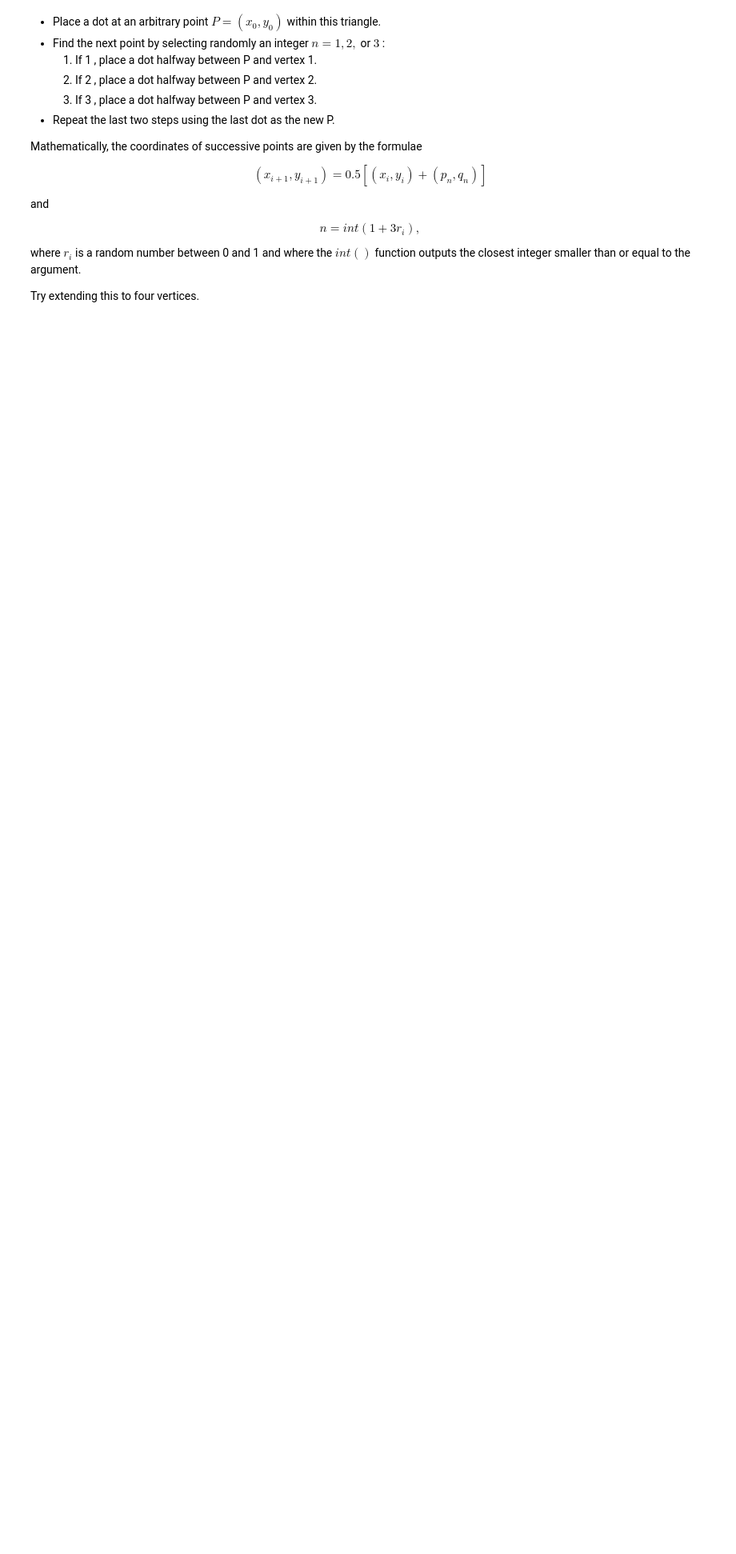
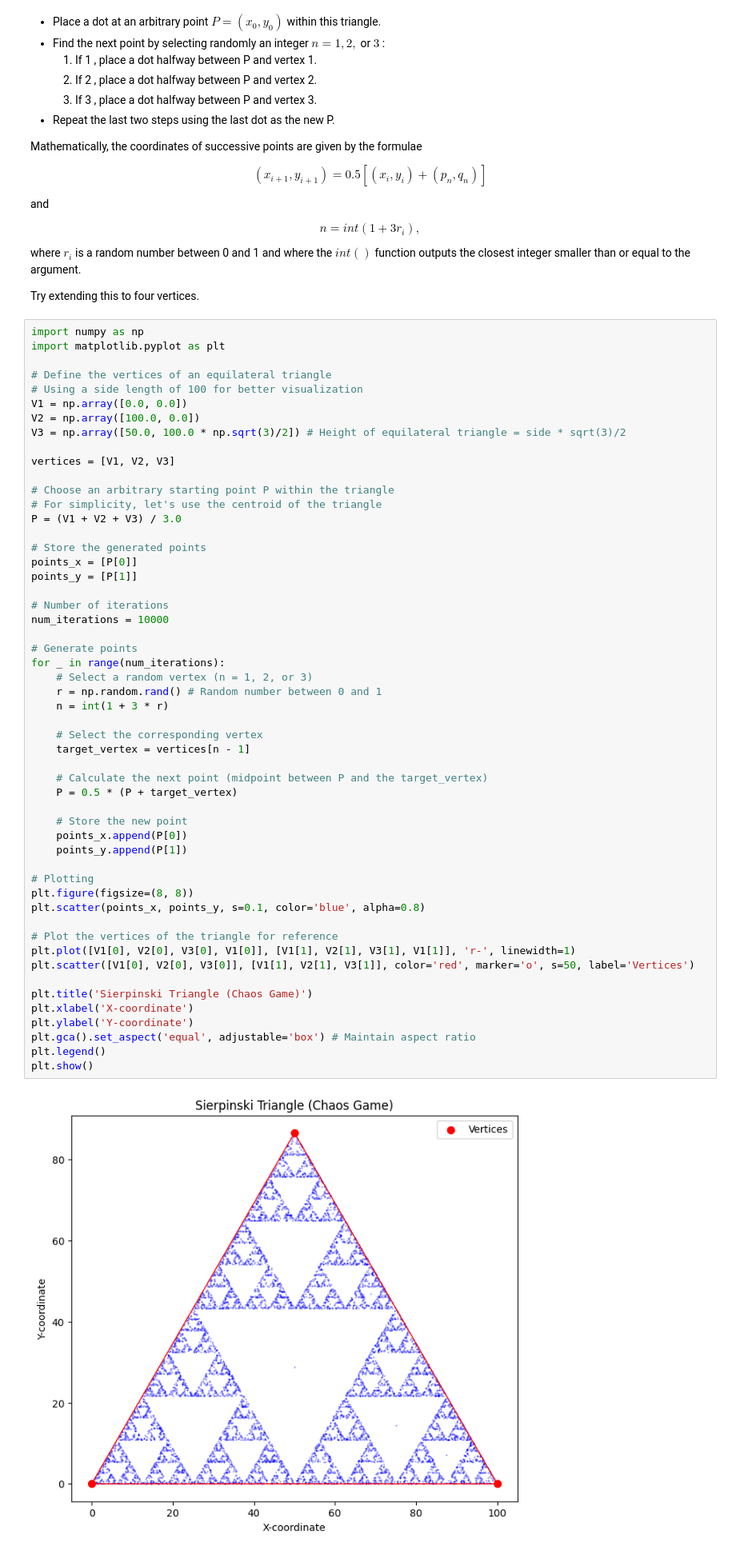
Before and after one commit to PX2145-2025/week-3-b-CameronMcKenzie-05, a Jupyter notebook: Uncertainties.ipynb, the cells around one changed output. Shown at 80% size. Cells and saved outputs as stored; diff of their text form; blank space fills up the shorter version.

```diff
--- a/Uncertainties.ipynb
+++ b/Uncertainties.ipynb
@@ -248,3 +284,58 @@ $$n=int(1+3r_i),$$
 where $r_i$ is a random number between 0 and 1 and where the $int()$ function outputs the closest integer smaller than or equal to the argument.
 
 Try extending this to four vertices.
+# %%
+import numpy as np
+import matplotlib.pyplot as plt
+
+# Define the vertices of an equilateral triangle
+# Using a side length of 100 for better visualization
+V1 = np.array([0.0, 0.0])
+V2 = np.array([100.0, 0.0])
+V3 = np.array([50.0, 100.0 * np.sqrt(3)/2]) # Height of equilateral triangle = side * sqrt(3)/2
+
+vertices = [V1, V2, V3]
+
+# Choose an arbitrary starting point P within the triangle
+# For simplicity, let's use the centroid of the triangle
+P = (V1 + V2 + V3) / 3.0
+
+# Store the generated points
+points_x = [P[0]]
+points_y = [P[1]]
+
+# Number of iterations
+num_iterations = 10000
+
+# Generate points
+for _ in range(num_iterations):
+    # Select a random vertex (n = 1, 2, or 3)
+    r = np.random.rand() # Random number between 0 and 1
+    n = int(1 + 3 * r)
+
+    # Select the corresponding vertex
+    target_vertex = vertices[n - 1]
+
+    # Calculate the next point (midpoint between P and the target_vertex)
+    P = 0.5 * (P + target_vertex)
+
+    # Store the new point
+    points_x.append(P[0])
+    points_y.append(P[1])
+
+# Plotting
+plt.figure(figsize=(8, 8))
+plt.scatter(points_x, points_y, s=0.1, color='blue', alpha=0.8)
+
+# Plot the vertices of the triangle for reference
+plt.plot([V1[0], V2[0], V3[0], V1[0]], [V1[1], V2[1], V3[1], V1[1]], 'r-', linewidth=1)
+plt.scatter([V1[0], V2[0], V3[0]], [V1[1], V2[1], V3[1]], color='red', marker='o', s=50, label='Vertices')
+
+plt.title('Sierpinski Triangle (Chaos Game)')
+plt.xlabel('X-coordinate')
+plt.ylabel('Y-coordinate')
+plt.gca().set_aspect('equal', adjustable='box') # Maintain aspect ratio
+plt.legend()
+plt.show()
+# %% [output]
+[figure, added]
```
Also changed, not shown: parts of 2 cells of this notebook.
